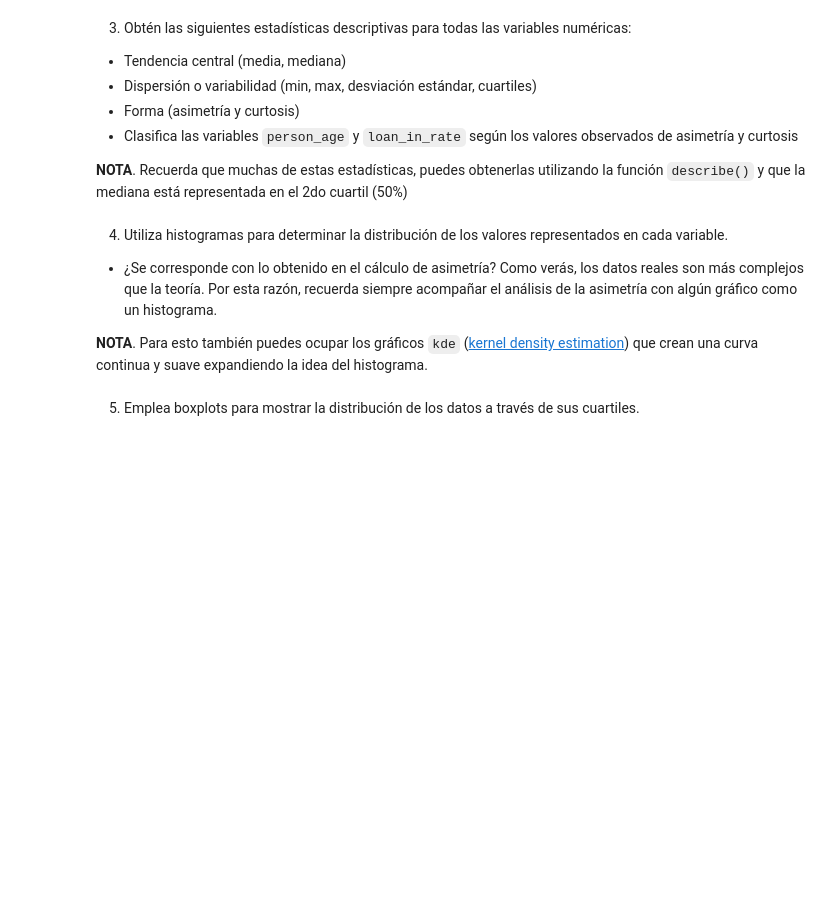
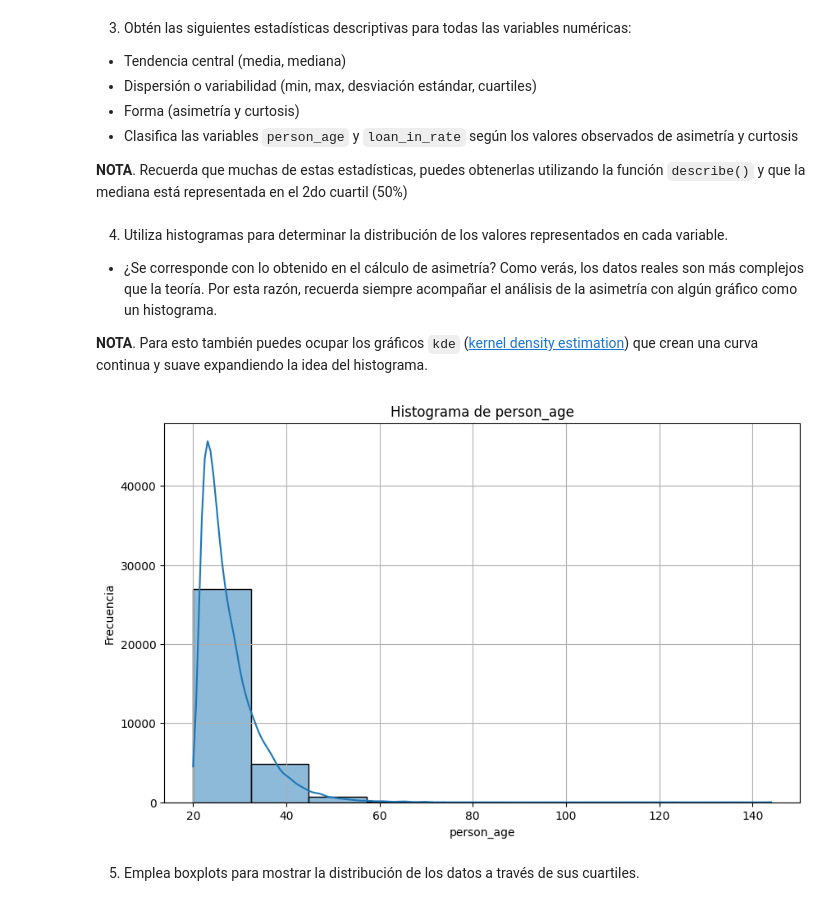
Before and after one commit to Shmaden/A01411206, a Jupyter notebook: Actividad4EDA.ipynb, the cells around one changed output. Drawn from its saved outputs; the diff is of its cells as text; code cells hidden in the pictures; blank space fills up the shorter version.

```diff
--- a/Actividad4EDA.ipynb
+++ b/Actividad4EDA.ipynb
@@ -66,5 +107,17 @@ df
 *   ¿Se corresponde con lo obtenido en el cálculo de asimetría? Como verás, los datos reales son más complejos que la teoría. Por esta razón, recuerda siempre acompañar el análisis de la asimetría con algún gráfico como un histograma.
 
 **NOTA**. Para esto también puedes ocupar los gráficos `kde` ([kernel density estimation](https://www.cienciadedatos.net/documentos/pystats02-kernel-density-estimation-kde-python.html)) que crean una curva continua y suave expandiendo la idea del histograma.
+# %%
+for column in ['person_age', 'loan_in_rate']:
+    if column in df.columns:
+        plt.figure(figsize=(10, 6))
+        sns.histplot(df[column], bins=10, kde=True)
+        plt.title(f'Histograma de {column}')
+        plt.xlabel(column)
+        plt.ylabel('Frecuencia')
+        plt.grid(True)
+        plt.show()
+# %% [output]
+[figure, added]
 # %% [markdown]
 5. Emplea boxplots para mostrar la distribución de los datos a través de sus cuartiles.
```
Also changed, not shown: parts of 10 cells of this notebook.
